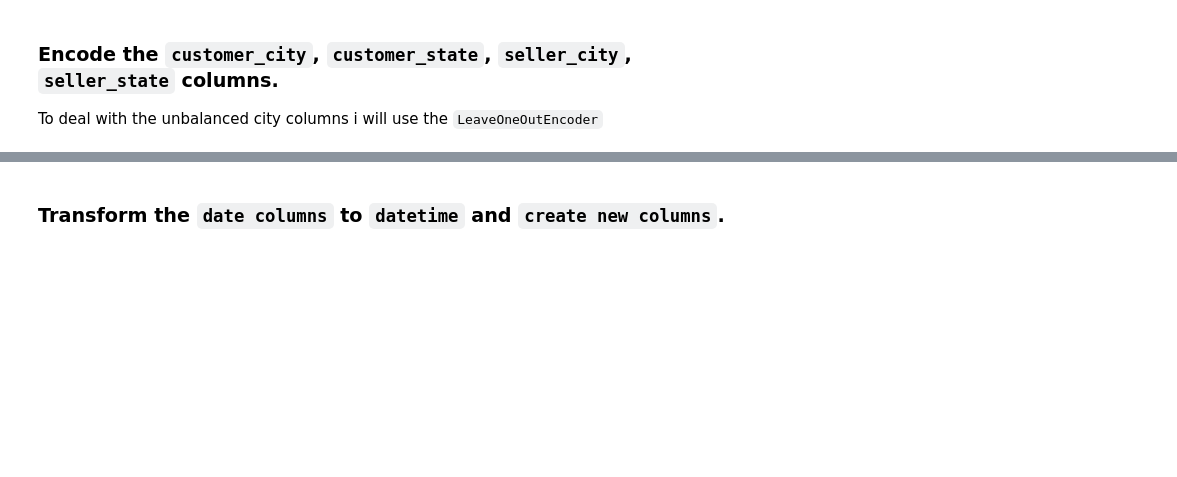
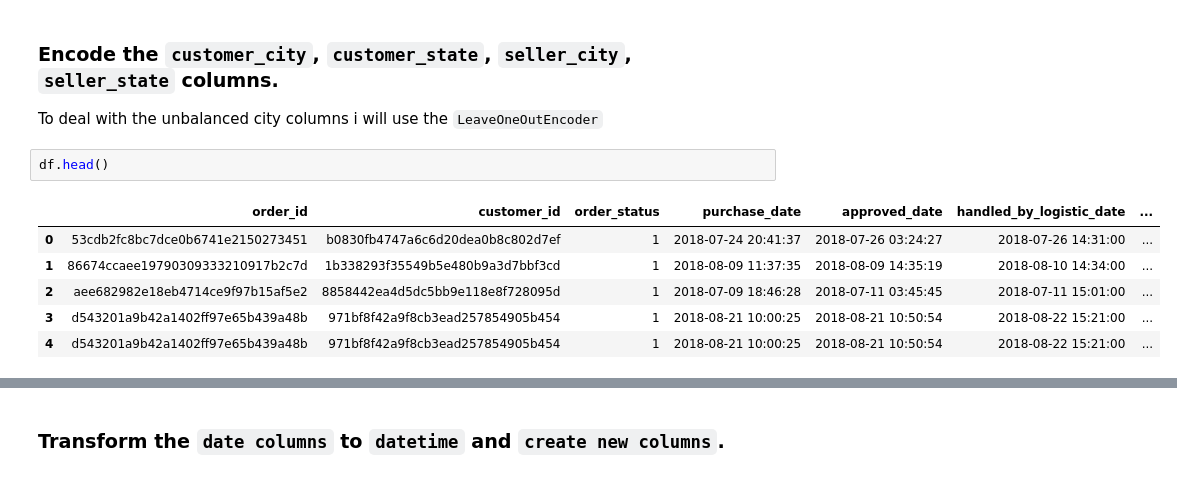
Before and after one commit to prffraia/Machine_Learning, a Jupyter notebook: 01_EDA.ipynb, the cells around one changed output, grey strips where cells are left out. Cells and saved outputs as stored; diff of their text form; blank space fills up the shorter version.

```diff
--- a/01_EDA.ipynb
+++ b/01_EDA.ipynb
@@ -356,3 +356,12 @@ df['product_category_name_english'] = le.fit_transform(df['product_category_name
 ### Encode the `customer_city`, `customer_state`, `seller_city`, `seller_state` columns.
 
 To deal with the unbalanced city columns i will use the `LeaveOneOutEncoder`
+# %%
+df.head()
+# %% [output]
+|  | order_id | customer_id | order_status | purchase_date | approved_date | handled_by_logistic_date | ... |
+| 0 | 53cdb2fc8bc7dce0b6741e2150273451 | b0830fb4747a6c6d20dea0b8c802d7ef | 1 | 2018-07-24 20:41:37 | 2018-07-26 03:24:27 | 2018-07-26 14:31:00 | ... |
+| 1 | 86674ccaee19790309333210917b2c7d | 1b338293f35549b5e480b9a3d7bbf3cd | 1 | 2018-08-09 11:37:35 | 2018-08-09 14:35:19 | 2018-08-10 14:34:00 | ... |
+| 2 | aee682982e18eb4714ce9f97b15af5e2 | 8858442ea4d5dc5bb9e118e8f728095d | 1 | 2018-07-09 18:46:28 | 2018-07-11 03:45:45 | 2018-07-11 15:01:00 | ... |
+| 3 | d543201a9b42a1402ff97e65b439a48b | 971bf8f42a9f8cb3ead257854905b454 | 1 | 2018-08-21 10:00:25 | 2018-08-21 10:50:54 | 2018-08-22 15:21:00 | ... |
+| 4 | d543201a9b42a1402ff97e65b439a48b | 971bf8f42a9f8cb3ead257854905b454 | 1 | 2018-08-21 10:00:25 | 2018-08-21 10:50:54 | 2018-08-22 15:21:00 | ... |
```
Also changed, not shown: parts of 3 cells of this notebook.
